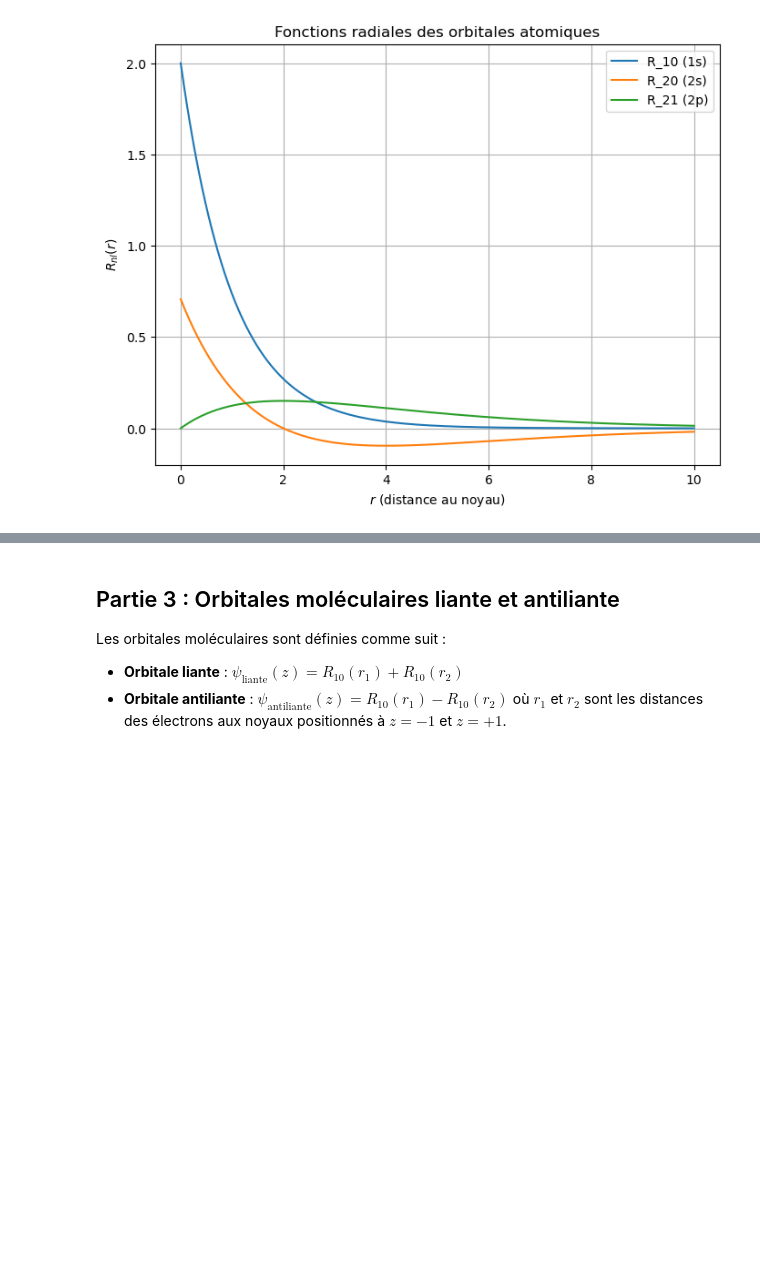
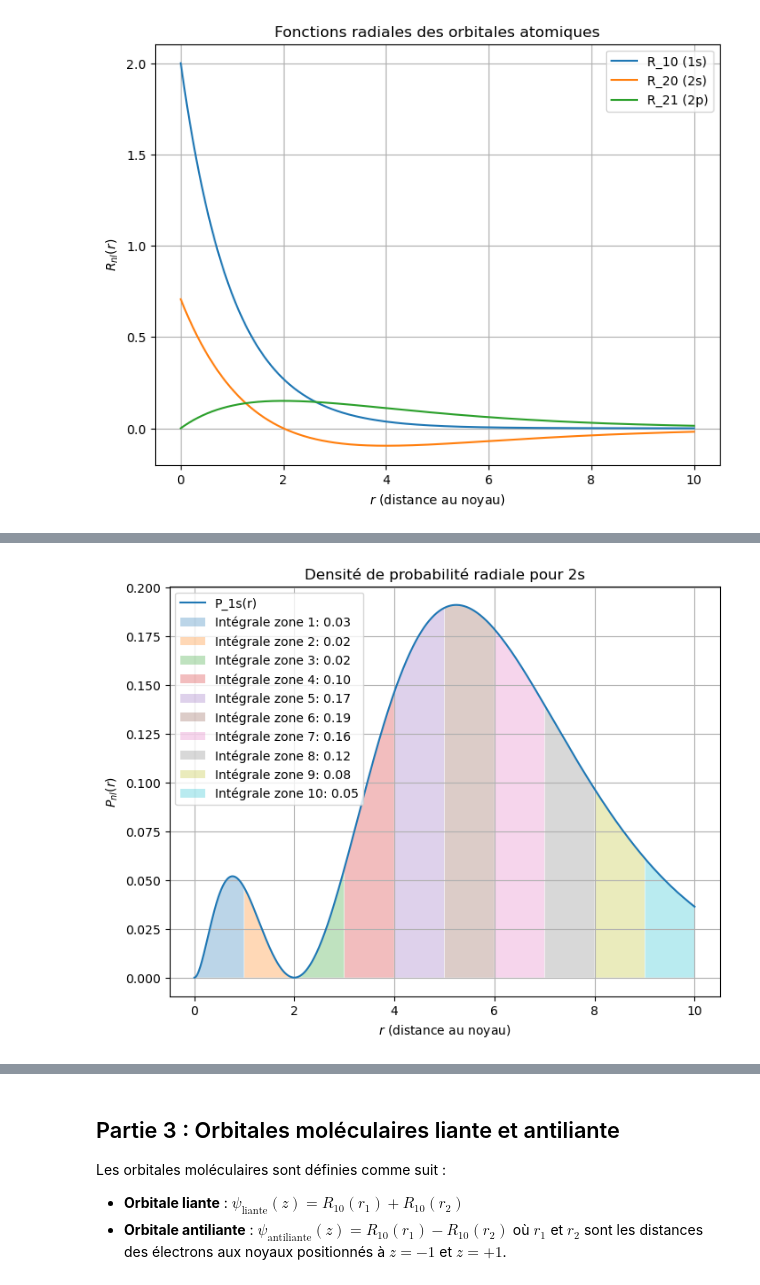
Before and after one commit to ycarissan/ONE3_corrections, a Jupyter notebook: TP_OM_correction.ipynb, the cells around one changed output, grey strips where cells are left out. Saved outputs shown, nothing was run; the diff lists cells and outputs as text; code cells hidden in the pictures; blank space fills up the shorter version.

```diff
--- a/TP_OM_correction.ipynb
+++ b/TP_OM_correction.ipynb
@@ -79,0 +123,19 @@ plt.show()
+# %%
+# Tracé pour 2s
+dens_2s = [density_radial(r, R20) for r in r_vals]
+integrals_2s = [quad(lambda r: density_radial(r, R20), start, start + 1)[0] for start in range(10)]
+
+plt.figure(figsize=(8, 6))
+plt.plot(r_vals, dens_2s, label='P_1s(r)')
+for i, integral in enumerate(integrals_2s):
+    plt.fill_between(r_vals[i * 100:(i + 1) * 100], 0, dens_2s[i * 100:(i + 1) * 100], alpha=0.3,
+                     label=f'Intégrale zone {i + 1}: {integral:.2f}')
+
+plt.title('Densité de probabilité radiale pour 2s')
+plt.xlabel('$r$ (distance au noyau)')
+plt.ylabel('$P_{nl}(r)$')
+plt.legend()
+plt.grid()
+plt.show()
+# %% [output]
+[figure, added]
```
Also changed, not shown: parts of 17 cells of this notebook.
